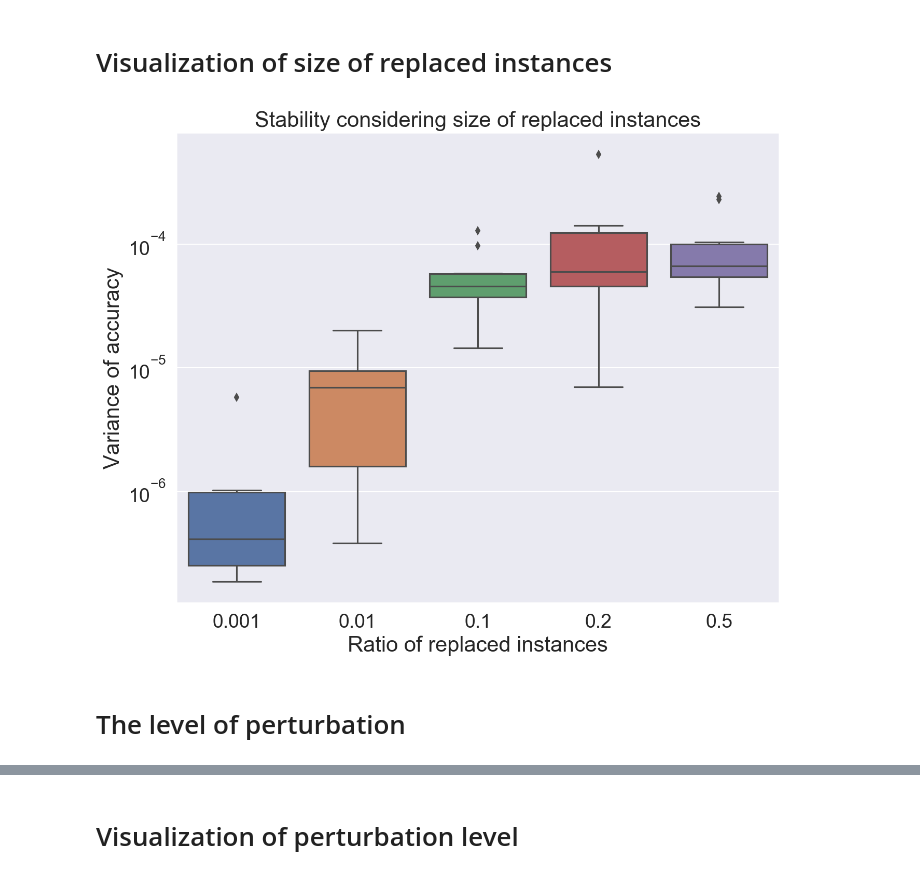
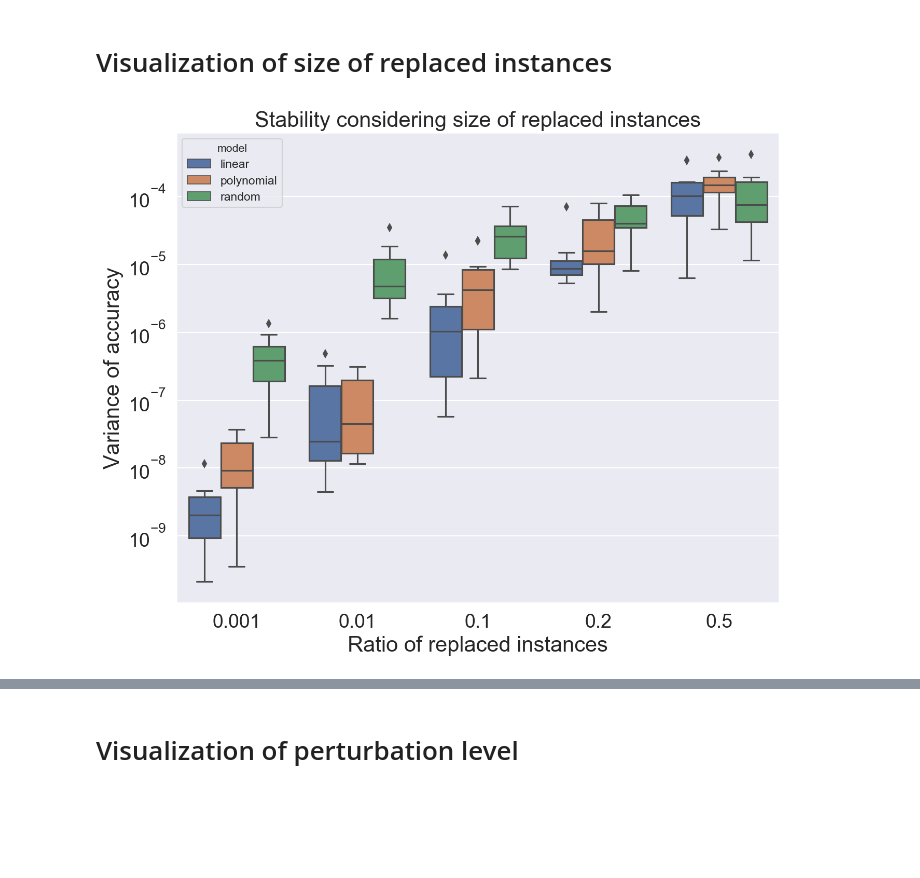
Before and after one commit to zaneddennis/RDS-Project, a Jupyter notebook: Stability_Analysis.ipynb, the cells around one changed output, grey strips where cells are left out. Cells and saved outputs as stored; diff of their text form; code cells hidden in the pictures; blank space fills up the shorter version.

```diff
--- a/Stability_Analysis.ipynb
+++ b/Stability_Analysis.ipynb
@@ -62,13 +62,15 @@ def call_regression_model(_model_name, _train_data, _test_data):
 # The number of perturbed attributes
 # %%
 all_p_atts = [["age"], ["age", "bmi"]]
-att_pert = pd.DataFrame(columns=["tuned_att_n", "split_seed", "p_times", "acc_variance"])
+att_pert = pd.DataFrame(columns=["tuned_att_n", "model", "split_seed", "p_times", "acc_variance"])
 for pai in all_p_atts:
-    data = pd.read_csv("insurance.csv")
-    data = ADS.encode(data)
-    cur_pert = run_perturnation(data, pai, model_name="random")
-    cur_pert["tuned_att_n"] = len(pai)
-    cur_pert = cur_pert.loc[:, att_pert.columns]
-    att_pert = pd.concat([att_pert, cur_pert])
+    for mi in ["linear", "polynomial", "random"]:
+        data = pd.read_csv("insurance.csv")
+        data = ADS.encode(data)
+        cur_pert = run_perturnation(data, pai, model_name=mi)
+        cur_pert["tuned_att_n"] = len(pai)
+        cur_pert["model"] = mi
+        cur_pert = cur_pert.loc[:, att_pert.columns]
+        att_pert = pd.concat([att_pert, cur_pert])
 att_pert.head(5)
 # %% [output]
@@ -80,0 +85,13 @@ att_pert.head(5)
+# %%
+tune_size_list = [0.001, 0.01, 0.1, 0.2, 0.5]
+tune_n_pert = pd.DataFrame(columns=["tuned_ratio", "model", "split_seed", "p_times", "acc_variance"])
+for tni in tune_size_list:
+    for mi in ["linear", "polynomial", "random"]:
+        data = pd.read_csv("insurance.csv")
+        data = ADS.encode(data)
+        cur_pert = run_perturnation(data, ["age"], model_name=mi, instance_size=tni)
+        cur_pert["tuned_ratio"] = tni
+        cur_pert["model"] = mi
+        cur_pert = cur_pert.loc[:, tune_n_pert.columns]
+        tune_n_pert = pd.concat([tune_n_pert, cur_pert])
+tune_n_pert.head(5)
@@ -98,11 +142,0 @@ plt.savefig("Stability_att_n.png")
-# %%
-tune_size_list = [0.001, 0.01, 0.1, 0.2, 0.5]
-tune_n_pert = pd.DataFrame(columns=["tuned_ratio", "split_seed", "p_times", "acc_variance"])
-for tni in tune_size_list:
-    data = pd.read_csv("insurance.csv")
-    data = ADS.encode(data)
-    cur_pert = run_perturnation(data, ["age"], model_name="random", instance_size=tni)
-    cur_pert["tuned_ratio"] = tni
-    cur_pert = cur_pert.loc[:, tune_n_pert.columns]
-    tune_n_pert = pd.concat([tune_n_pert, cur_pert])
-tune_n_pert.head(5)
@@ -116,3 +142,0 @@ tune_n_pert.head(5)
-# %%
-tune_n_pert = pd.read_csv("Tune_n_pert.csv")
-tune_n_pert.head(5)
@@ -128,15 +145,13 @@ tune_n_pert.head(5)
 # %%
 plt.figure(figsize=[10,8],dpi=150)
 sns.set(style="darkgrid")
-sns.boxplot(x="tuned_ratio", y="acc_variance", data=tune_n_pert)
+sns.boxplot(x="tuned_ratio", y="acc_variance", hue="model", data=tune_n_pert)
 plt.xlabel("Ratio of replaced instances", fontsize=20)
 plt.ylabel("Variance of accuracy", fontsize=20)
 plt.yscale("log")
 plt.xticks(fontsize=18)
 plt.yticks(fontsize=18)
 plt.title("Stability considering size of replaced instances", fontsize=20)
 plt.savefig("Stability_tune_n.png")
 # %% [output]
-[figure, old version]
+[figure, new version]
-# %% [markdown]
-# The level of perturbation
```
Also changed, not shown: parts of 11 cells of this notebook.
